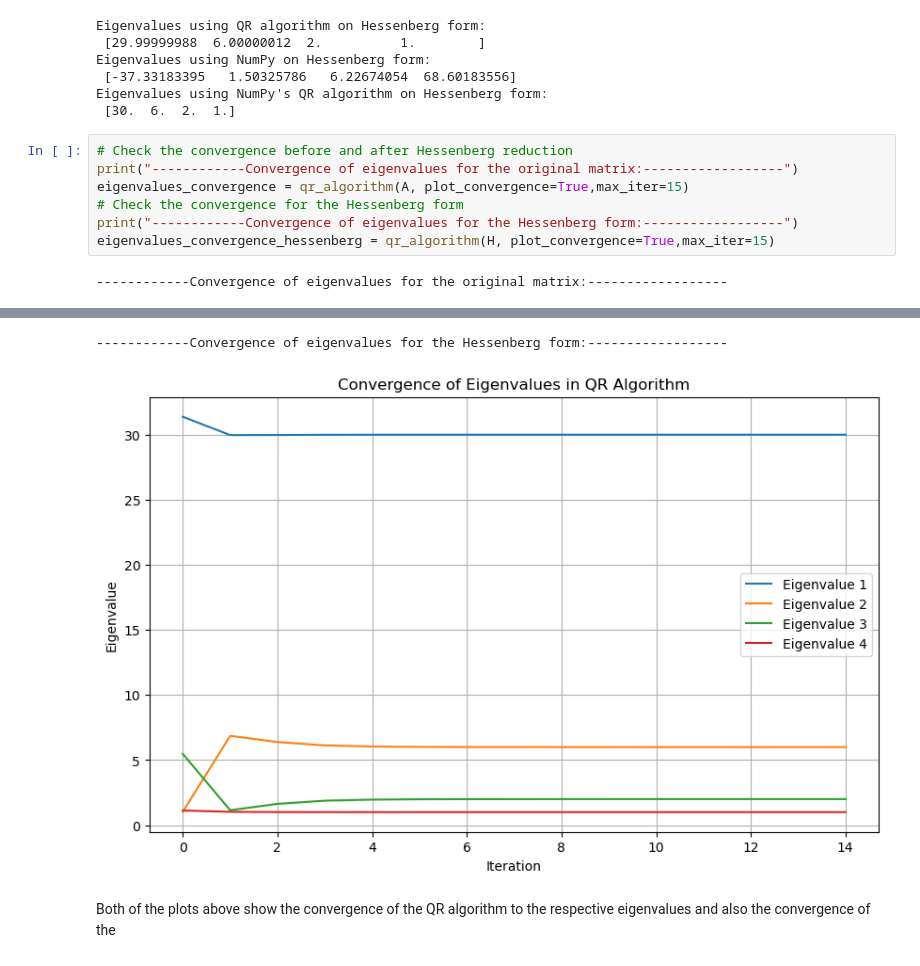
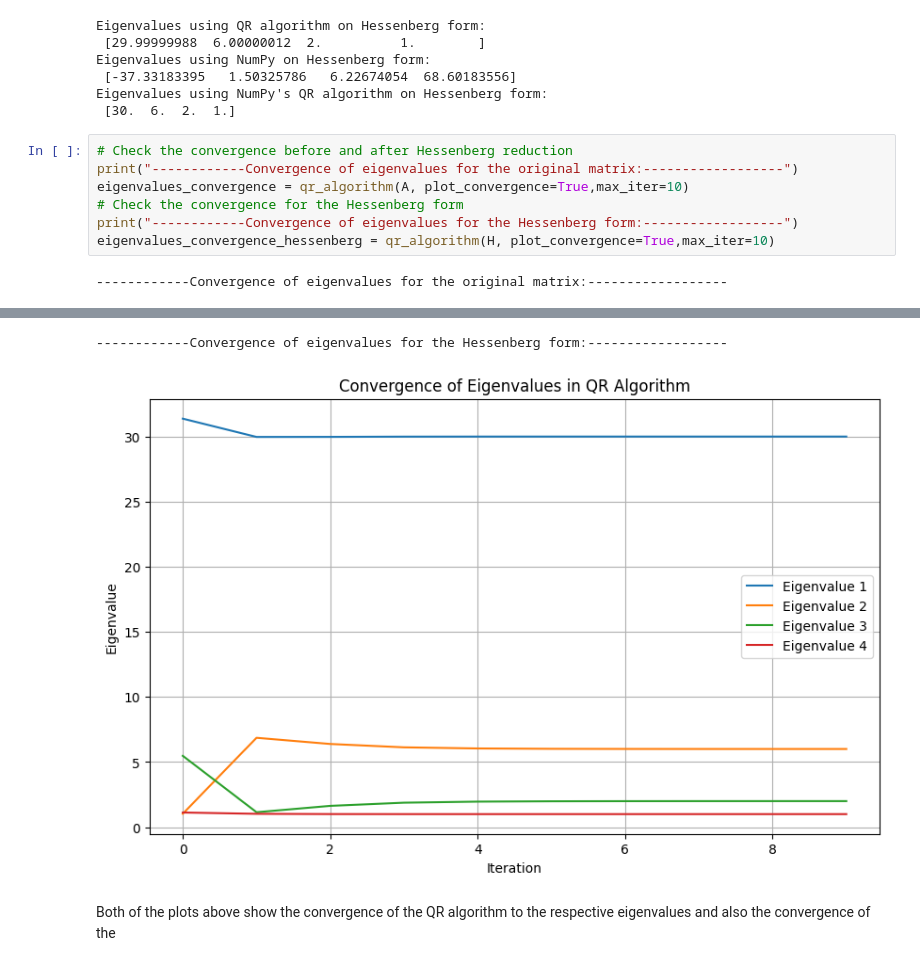
Before and after one commit to LukasMeinschad/Studium, a Jupyter notebook: Mathe/Numerik_2/Proseminar/Blatt 11/sheet_11_lukas_meinschad.ipynb, the cells around one changed output, grey strips where cells are left out. Drawn from its saved outputs; the diff is of its cells as text.

```diff
--- a/Mathe/Numerik_2/Proseminar/Blatt 11/sheet_11_lukas_meinschad.ipynb
+++ b/Mathe/Numerik_2/Proseminar/Blatt 11/sheet_11_lukas_meinschad.ipynb
@@ -734,9 +734,9 @@ Eigenvalues using NumPy's QR algorithm on Hessenberg form:
 # %%
 # Check the convergence before and after Hessenberg reduction
 print("------------Convergence of eigenvalues for the original matrix:------------------")
-eigenvalues_convergence = qr_algorithm(A, plot_convergence=True,max_iter=15)
+eigenvalues_convergence = qr_algorithm(A, plot_convergence=True,max_iter=10)
 # Check the convergence for the Hessenberg form
 print("------------Convergence of eigenvalues for the Hessenberg form:------------------")
-eigenvalues_convergence_hessenberg = qr_algorithm(H, plot_convergence=True,max_iter=15)
+eigenvalues_convergence_hessenberg = qr_algorithm(H, plot_convergence=True,max_iter=10)
 # %% [output]
 ------------Convergence of eigenvalues for the original matrix:------------------
@@ -744,5 +744,5 @@ eigenvalues_convergence_hessenberg = qr_algorithm(H, plot_convergence=True,max_i
 ------------Convergence of eigenvalues for the Hessenberg form:------------------
-[figure, old version]
+[figure, new version]
 # %% [markdown]
 Both of the plots above show the convergence of the QR algorithm to the respective eigenvalues and also the convergence of the
 # %% [markdown]
```
Also changed, not shown: parts of 9 cells of this notebook, 10 other files.
